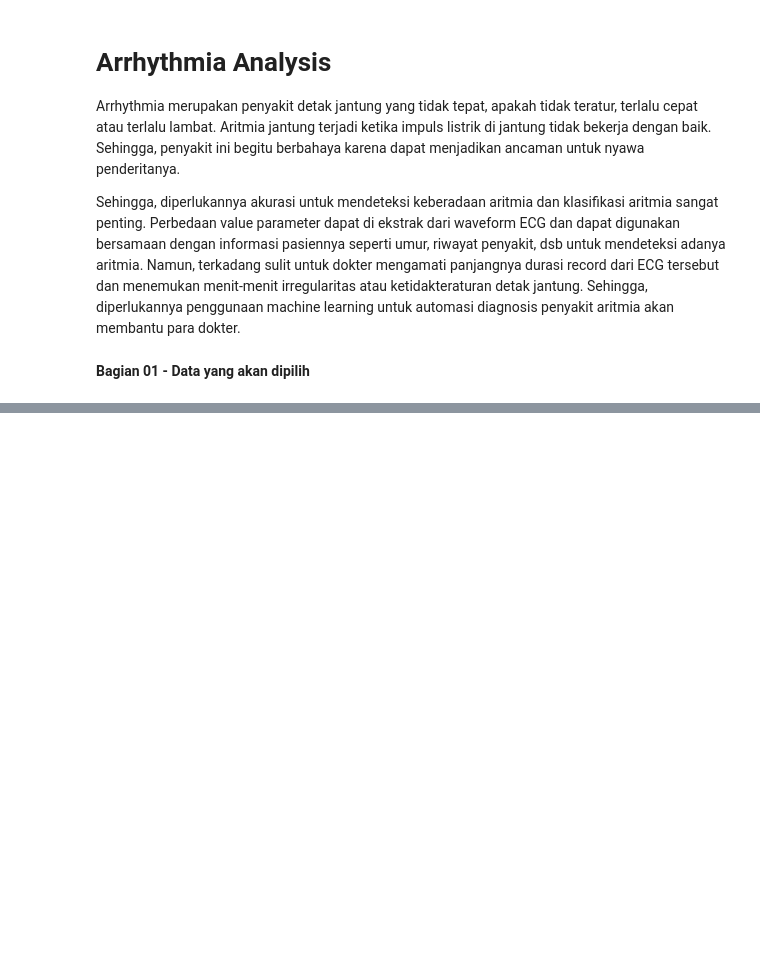
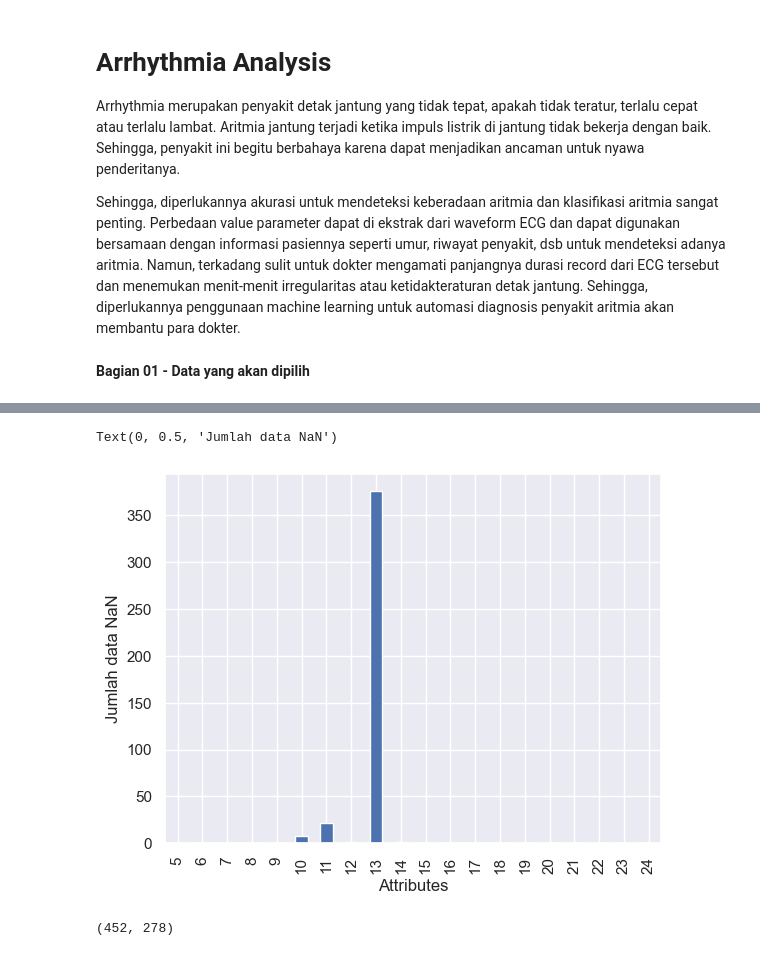
Before and after one commit to Kamize/Arrhythmia-Analysis, a Jupyter notebook: Arrhythmia-unsupervised-learning_Talitha Nabila-1301204516.ipynb, the cells around one changed output, grey strips where cells are left out. Cells and saved outputs as stored; diff of their text form; code cells hidden in the pictures; blank space fills up the shorter version.

```diff
--- a/Arrhythmia-unsupervised-learning_Talitha Nabila-1301204516.ipynb
+++ b/Arrhythmia-unsupervised-learning_Talitha Nabila-1301204516.ipynb
@@ -25,0 +118,8 @@ FileNotFoundError: ignored
+# %%
+#Memperbesar grafik dari data kosong
+pd.isnull(df_data).sum()[5:25].plot(kind = 'bar')
+plt.xlabel('Attributes')
+plt.ylabel('Jumlah data NaN')
+# %% [output]
+Text(0, 0.5, 'Jumlah data NaN')
+[figure, added]
@@ -25,0 +145,4 @@ FileNotFoundError: ignored
+# %%
+print(df_data.shape)
+# %% [output]
+(452, 278)
```
Also changed, not shown: parts of 31 cells of this notebook, 10 other files.
